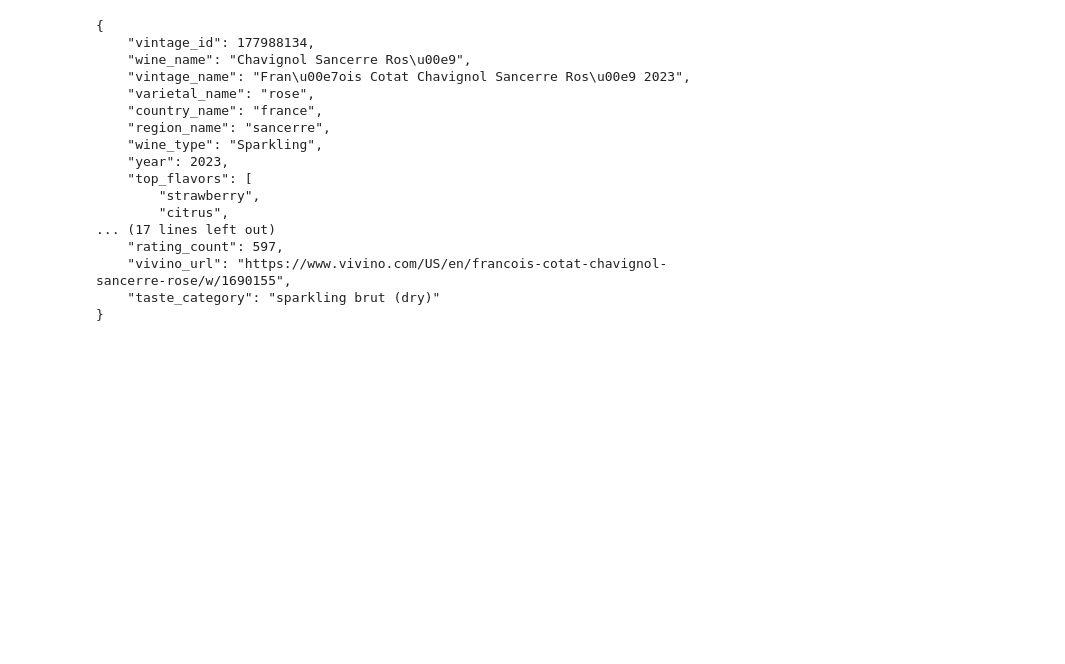
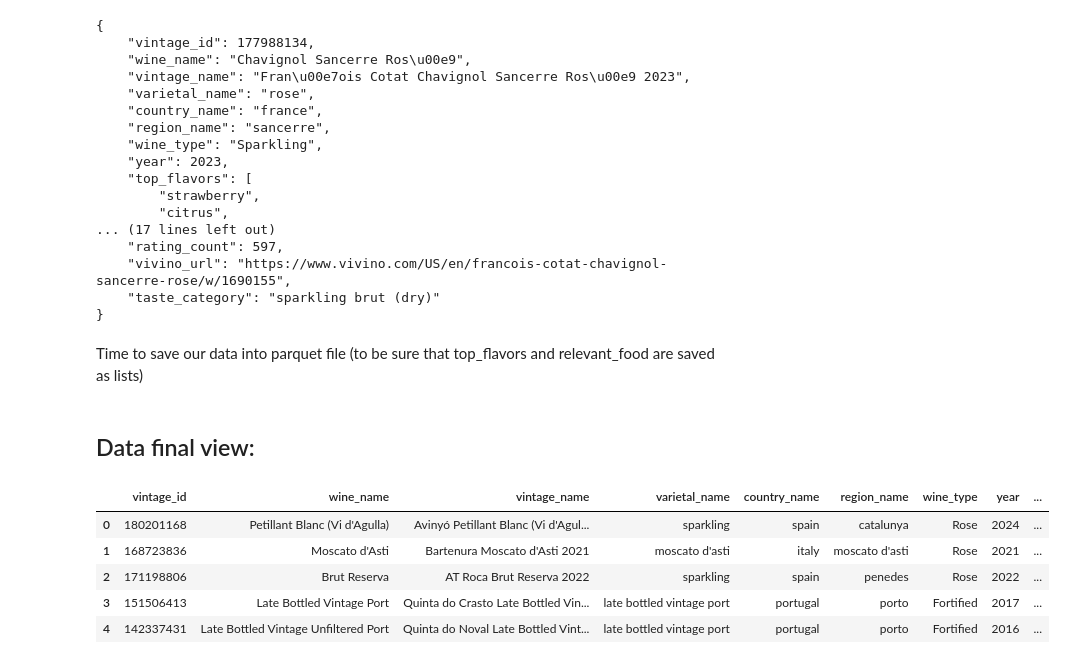
Before and after one commit to Stayermax/LLMzoomcamp_capstone_project, a Jupyter notebook: project_notebook.ipynb, the cells around one changed output. Cells and saved outputs as stored; diff of their text form; code cells hidden in the pictures; blank space fills up the shorter version.

Commit message:
final data is ready

```diff
--- a/project_notebook.ipynb
+++ b/project_notebook.ipynb
@@ -527,4 +528,6 @@ print(json.dumps(example_row, indent=4))
     "vivino_url": "https://www.vivino.com/US/en/francois-cotat-chavignol-sancerre-rose/w/1690155",
     "taste_category": "sparkling brut (dry)"
 }
+# %% [markdown]
+Time to save our data into parquet file (to be sure that top_flavors and relevant_food are saved as lists)
 # %%
@@ -531,0 +535,12 @@ print(json.dumps(example_row, indent=4))
+# %% [markdown]
+## Data final view:
+# %%
+df = pd.read_parquet("data/wines_cleaned.parquet")
+df.head()
+# %% [output]
+|  | vintage_id | wine_name | vintage_name | varietal_name | country_name | region_name | wine_type | year | ... |
+| 0 | 180201168 | Petillant Blanc (Vi d'Agulla) | Avinyó Petillant Blanc (Vi d'Agul... | sparkling | spain | catalunya | Rose | 2024 | ... |
+| 1 | 168723836 | Moscato d'Asti | Bartenura Moscato d'Asti 2021 | moscato d'asti | italy | moscato d'asti | Rose | 2021 | ... |
+| 2 | 171198806 | Brut Reserva | AT Roca Brut Reserva 2022 | sparkling | spain | penedes | Rose | 2022 | ... |
+| 3 | 151506413 | Late Bottled Vintage Port | Quinta do Crasto Late Bottled Vin... | late bottled vintage port | portugal | porto | Fortified | 2017 | ... |
+| 4 | 142337431 | Late Bottled Vintage Unfiltered Port | Quinta do Noval Late Bottled Vint... | late bottled vintage port | portugal | porto | Fortified | 2016 | ... |
```
Also changed, not shown: parts of 16 cells of this notebook, 2 other files.
